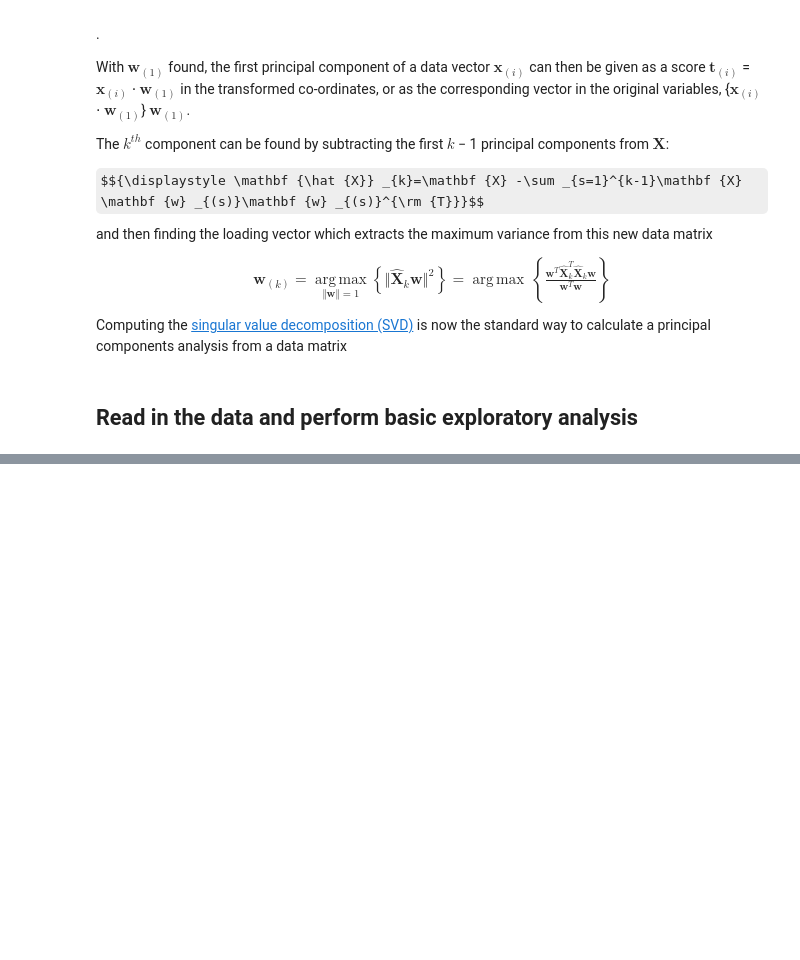
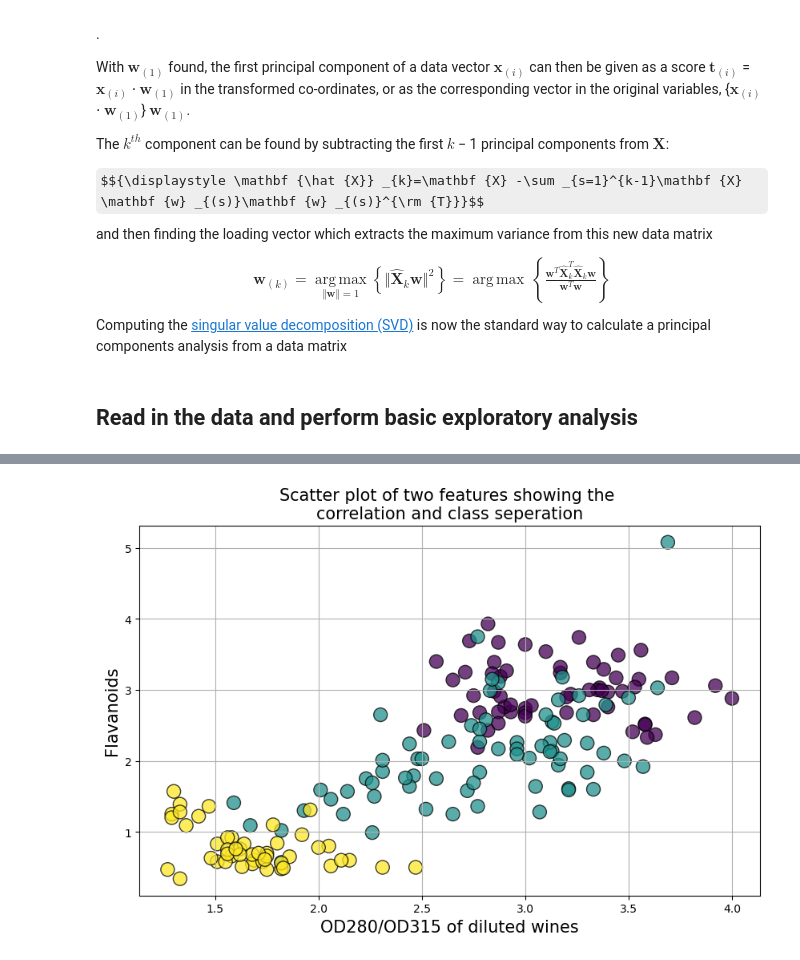
Before and after one commit to mayurasandakalum/ai-workshop-sliit, a Jupyter notebook: 8-PCA-wine.ipynb, the cells around one changed output, grey strips where cells are left out. Drawn from its saved outputs; the diff is of its cells as text; code cells hidden in the pictures; some formulas as TeX source; blank space fills up the shorter version.

```diff
--- a/8-PCA-wine.ipynb
+++ b/8-PCA-wine.ipynb
@@ -53,0 +99,11 @@ df.head(10)
+# %%
+# scatter plot
+plt.figure(figsize=(10,6))
+plt.scatter(df['OD280/OD315 of diluted wines'],df['Flavanoids'],c=df['Class'],edgecolors='k',alpha=0.75,s=150)
+plt.grid(True)
+plt.title("Scatter plot of two features showing the \ncorrelation and class seperation",fontsize=15)
+plt.xlabel("OD280/OD315 of diluted wines",fontsize=15)
+plt.ylabel("Flavanoids",fontsize=15)
+plt.show()
+# %% [output]
+[figure, added]
```
Also changed, not shown: parts of 7 cells of this notebook.
